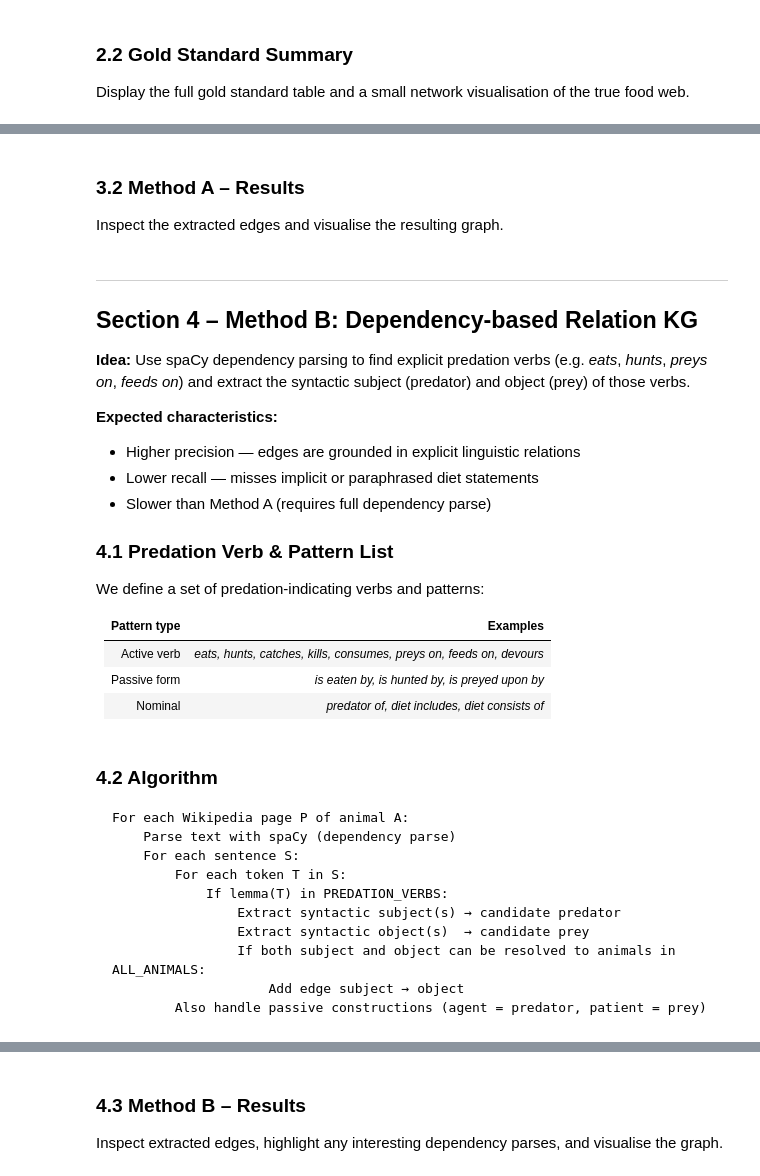
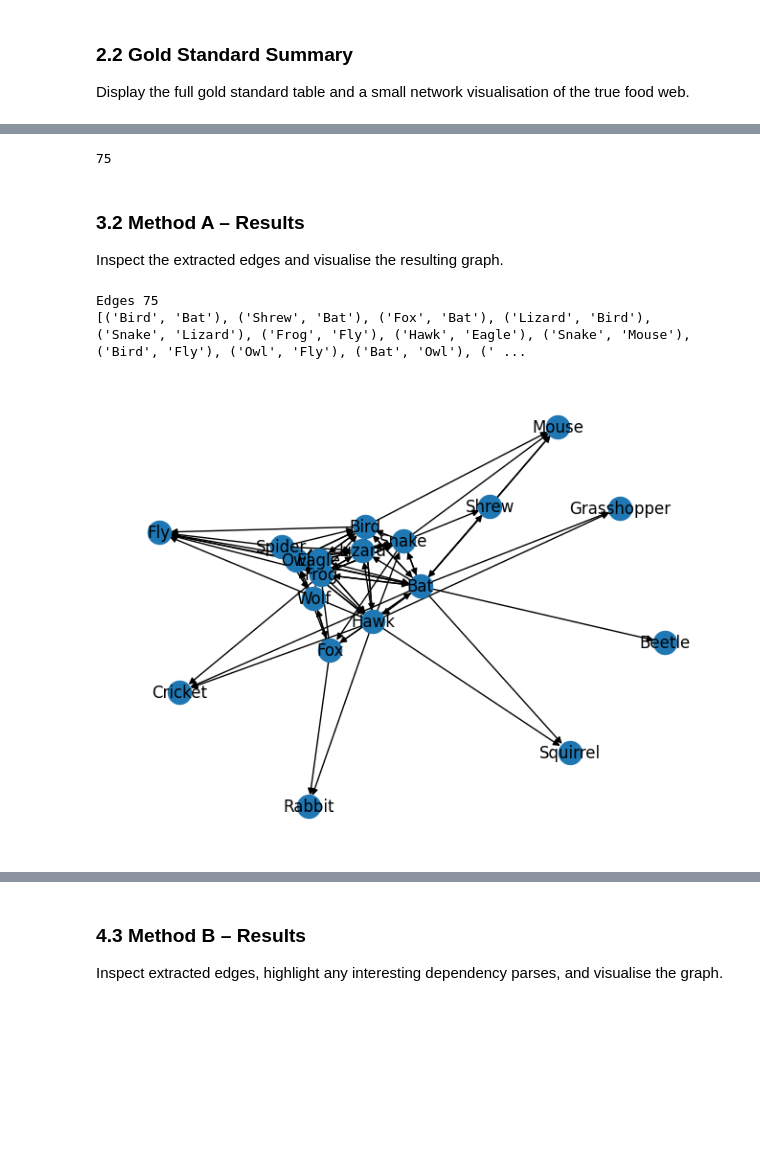
Before and after one commit to MAI-Glockchen/Natural_Language_Processing, a Jupyter notebook: Project2/Code/who_hunts_who.ipynb, the cells around one changed output, grey strips where cells are left out. Cells and saved outputs as stored; diff of their text form; code cells hidden in the pictures; blank space fills up the shorter version.

````diff
--- a/Project2/Code/who_hunts_who.ipynb
+++ b/Project2/Code/who_hunts_who.ipynb
@@ -388,3 +353,36 @@ pass
+# %%
+import re
+import time
+from itertools import product
+
+def co_occurrence_graph():
+    t0 = time.time()
+    edges_A = set()
+
+    for predator in PREDATORS + MID_LEVEL:
+        txt = wiki_corpus.get(predator, {}).get('text', '')
+
+        for sent in re.split(r'(?<=[.!?])\s+', txt):
+            for prey in ALL_ANIMALS:
+                if (
+                    prey != predator
+                    and predator.lower() in sent.lower()
+                    and prey.lower() in sent.lower()
+                ):
+                    edges_A.add((predator, prey))
+
+    time_A = time.time() - t0
+
+    graph_A = nx.DiGraph()
+    graph_A.add_edges_from(edges_A)
+
+    return graph_A, edges_A, time_A
+
+# Example usage
+graph_A, edges_A, time_A = co_occurrence_graph()
+len(edges_A)
+# %% [output]
+75
 # %% [markdown]
 ### 3.2 Method A – Results
 
@@ -395,20 +389,0 @@ pass
-# %% [markdown]
----
-## Section 4 – Method B: Dependency-based Relation KG
-
-**Idea:** Use spaCy dependency parsing to find explicit predation verbs (e.g. *eats*, *hunts*, *preys on*, *feeds on*) and extract the syntactic subject (predator) and object (prey) of those verbs.
-
-**Expected characteristics:**
-- Higher precision — edges are grounded in explicit linguistic relations
-- Lower recall — misses implicit or paraphrased diet statements
-- Slower than Method A (requires full dependency parse)
-
-### 4.1 Predation Verb & Pattern List
-
-We define a set of predation-indicating verbs and patterns:
-
-| Pattern type | Examples |
-|---|---|
-| Active verb | *eats, hunts, catches, kills, consumes, preys on, feeds on, devours* |
-| Passive form | *is eaten by, is hunted by, is preyed upon by* |
-| Nominal | *predator of, diet includes, diet consists of* |
@@ -420,15 +389,0 @@ pass
-# %% [markdown]
-### 4.2 Algorithm
-
-```
-For each Wikipedia page P of animal A:
-    Parse text with spaCy (dependency parse)
-    For each sentence S:
-        For each token T in S:
-            If lemma(T) in PREDATION_VERBS:
-                Extract syntactic subject(s) → candidate predator
-                Extract syntactic object(s)  → candidate prey
-                If both subject and object can be resolved to animals in ALL_ANIMALS:
-                    Add edge subject → object
-        Also handle passive constructions (agent = predator, patient = prey)
-```
@@ -442,0 +390,7 @@ pass
+# %%
+print('Edges',len(edges_A)); print(list(edges_A)[:20])
+nx.draw(graph_A,nx.spring_layout(graph_A,seed=1),with_labels=True)
+# %% [output]
+Edges 75
+[('Bird', 'Bat'), ('Shrew', 'Bat'), ('Fox', 'Bat'), ('Lizard', 'Bird'), ('Snake', 'Lizard'), ('Frog', 'Fly'), ('Hawk', 'Eagle'), ('Snake', 'Mouse'), ('Bird', 'Fly'), ('Owl', 'Fly'), ('Bat', 'Owl'), (' ...
+[figure, added]
````
Also changed, not shown: parts of 47 cells of this notebook.
